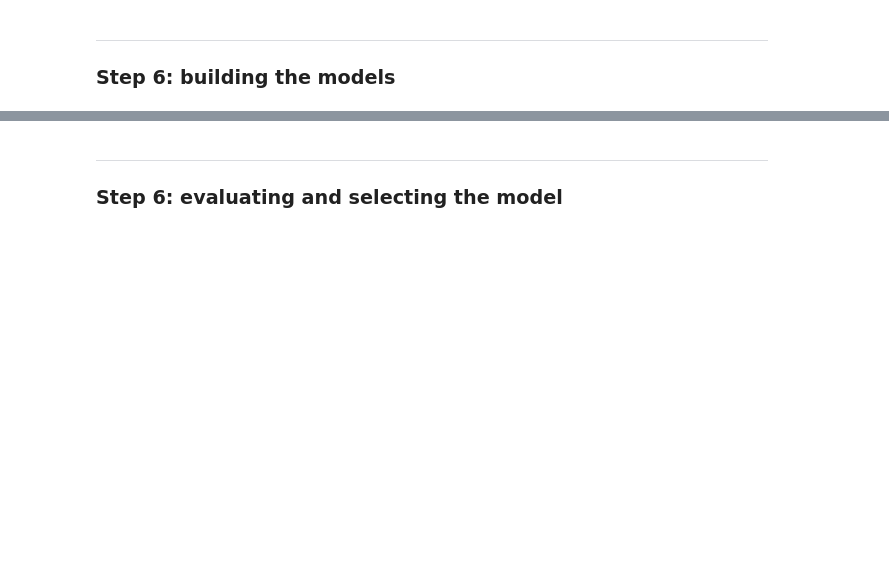
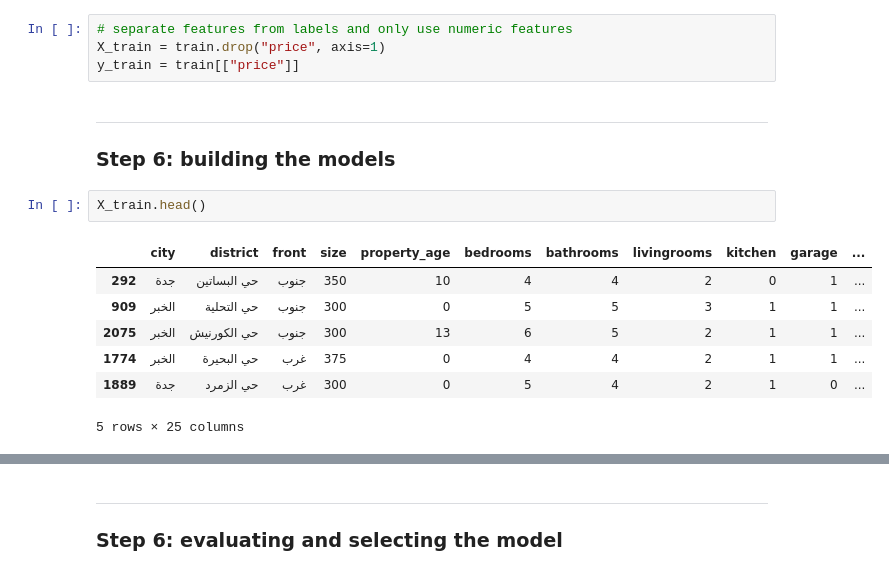
Before and after one commit to novr1512/saudi_aqar_price_prediction, a Jupyter notebook: fullCode.ipynb, the cells around one changed output, grey strips where cells are left out. Cells and saved outputs as stored; diff of their text form; blank space fills up the shorter version.

```diff
--- a/fullCode.ipynb
+++ b/fullCode.ipynb
@@ -264,4 +279,18 @@ test.shape
+# %%
+# separate features from labels and only use numeric features
+X_train = train.drop("price", axis=1)
+y_train = train[["price"]]
 # %% [markdown]
 ---
 
 ### Step 6: building the models
+# %%
+X_train.head()
+# %% [output]
+|  | city | district | front | size | property_age | bedrooms | bathrooms | livingrooms | kitchen | garage | ... |
+| 292 | جدة | حي البساتين | جنوب | 350 | 10 | 4 | 4 | 2 | 0 | 1 | ... |
+| 909 | الخبر | حي التحلية | جنوب | 300 | 0 | 5 | 5 | 3 | 1 | 1 | ... |
+| 2075 | الخبر | حي الكورنيش | جنوب | 300 | 13 | 6 | 5 | 2 | 1 | 1 | ... |
+| 1774 | الخبر | حي البحيرة | غرب | 375 | 0 | 4 | 4 | 2 | 1 | 1 | ... |
+| 1889 | جدة | حي الزمرد | غرب | 300 | 0 | 5 | 4 | 2 | 1 | 0 | ... |
+5 rows × 25 columns
```
Also changed, not shown: parts of 10 cells of this notebook.
